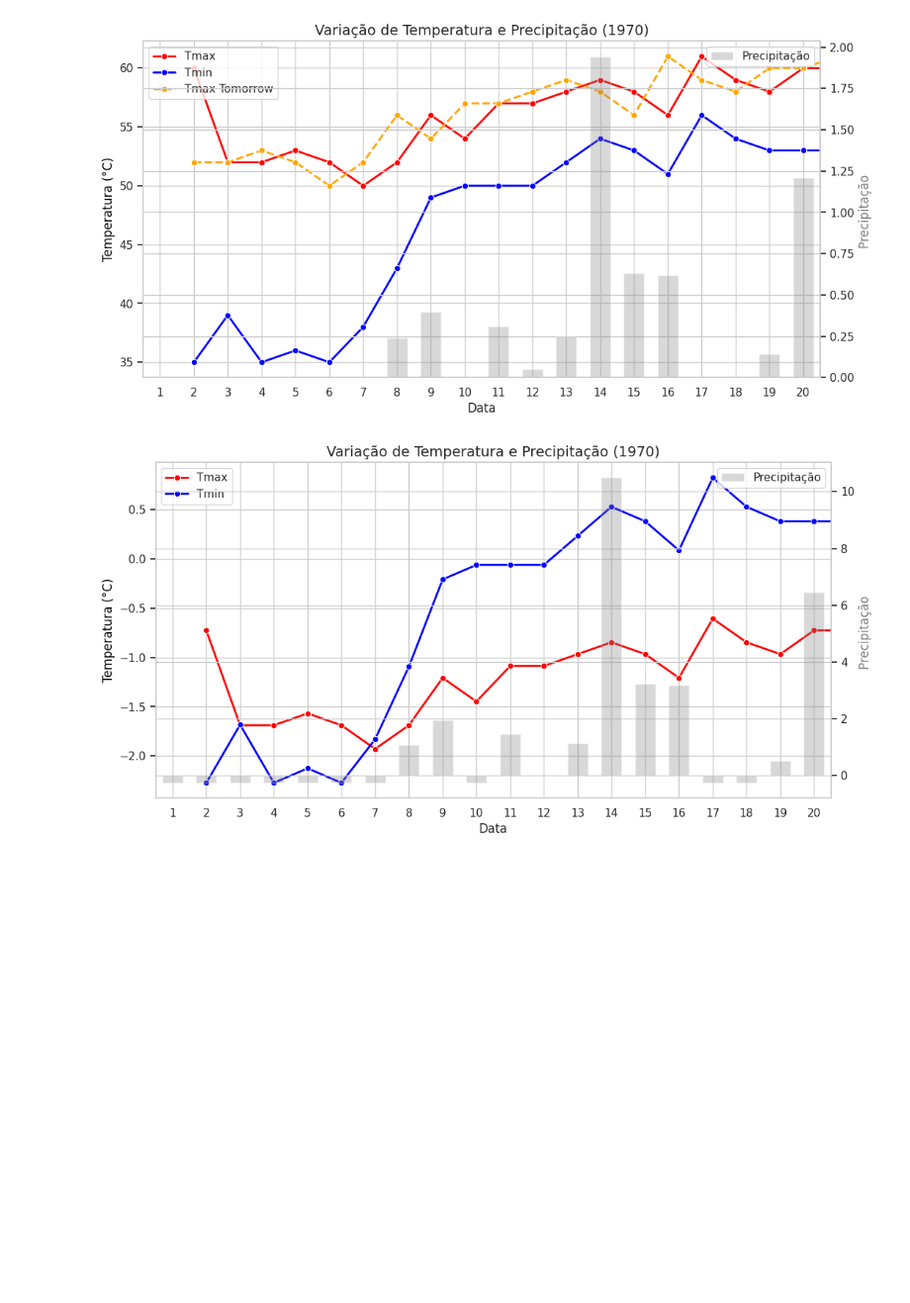
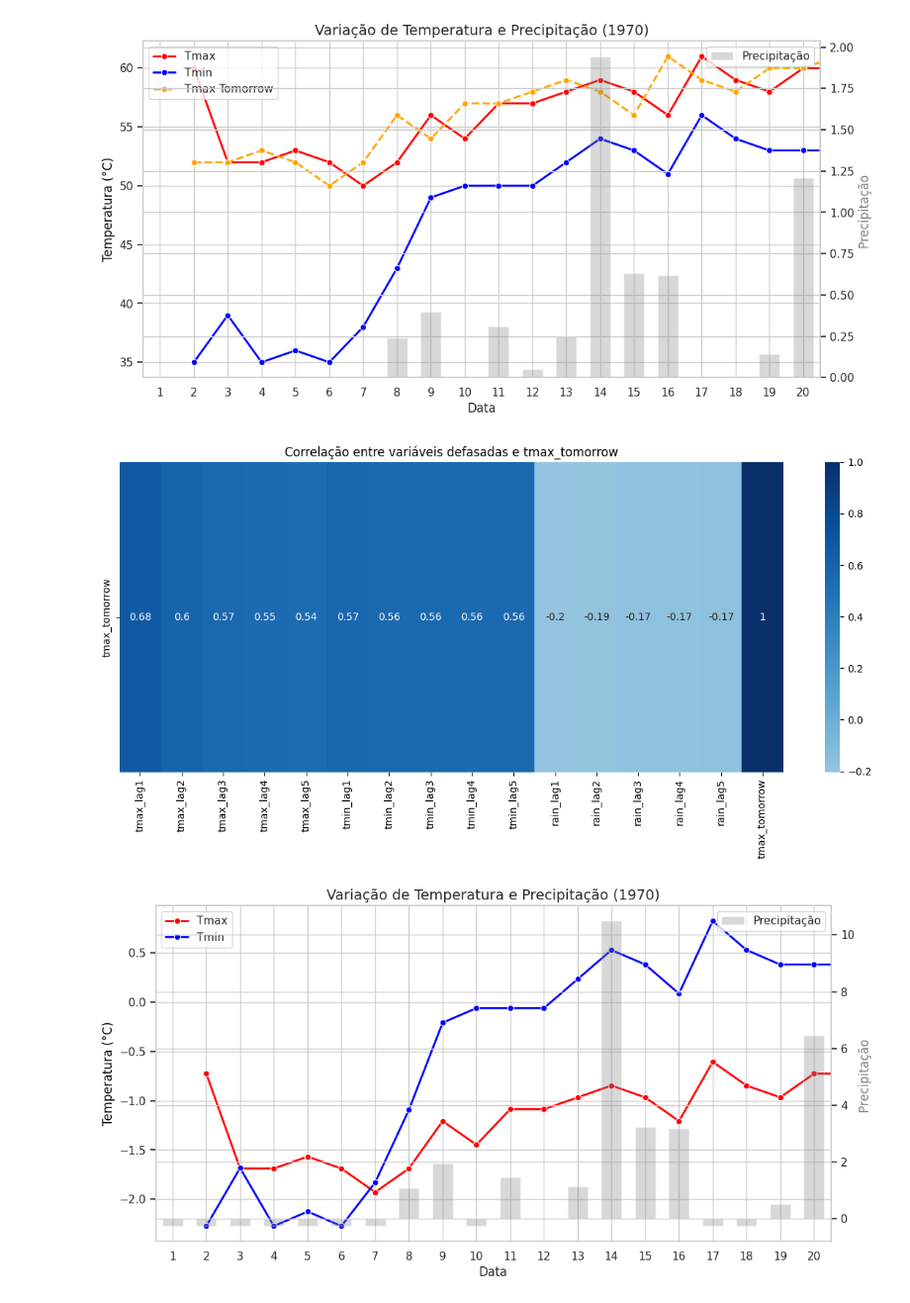
Before and after one commit to sarahmss/IC-2025.1, a Jupyter notebook: scratch/Rnn.ipynb, the cells around one changed output. Shown at 99% size. Drawn from its saved outputs; the diff is of its cells as text; code cells hidden in the pictures; blank space fills up the shorter version.

Commit message:
correlação

```diff
--- a/scratch/Rnn.ipynb
+++ b/scratch/Rnn.ipynb
@@ -60,6 +60,41 @@ plt.savefig("data.svg", format="svg", dpi=600)
 plt.show()
 # %% [output]
 [figure]
+# %%
+import pandas as pd
+import matplotlib.pyplot as plt
+import seaborn as sns
+
+# Carregar os dados
+data = pd.read_csv("./data/clean_weather.csv", index_col=0)
+data = data.ffill()
+
+# Número de defasagens (lags) que você quer testar
+n_lags = 5
+
+# Criar colunas defasadas
+lagged_data = pd.DataFrame()
+for col in ['tmax', 'tmin', 'rain']:
+    for lag in range(1, n_lags + 1):
+        lagged_data[f"{col}_lag{lag}"] = data[col].shift(lag)
+
+# Adicionar variável alvo
+lagged_data["tmax_tomorrow"] = data["tmax_tomorrow"]
+
+# Remover linhas com NaN gerados pelo shift
+lagged_data = lagged_data.dropna()
+
+# Calcular correlação
+corr = lagged_data.corr()
+
+# Visualizar como heatmap
+plt.figure(figsize=(12, 6))
+sns.heatmap(corr[["tmax_tomorrow"]].T, annot=True, cmap="Blues", center=0)
+plt.title("Correlação entre variáveis defasadas e tmax_tomorrow")
+plt.tight_layout()
+plt.show()
+# %% [output]
+[figure, added]
 # %%
 from sklearn.preprocessing import StandardScaler
 from sklearn.model_selection import train_test_split
```
Also changed, not shown: 1 other file.
